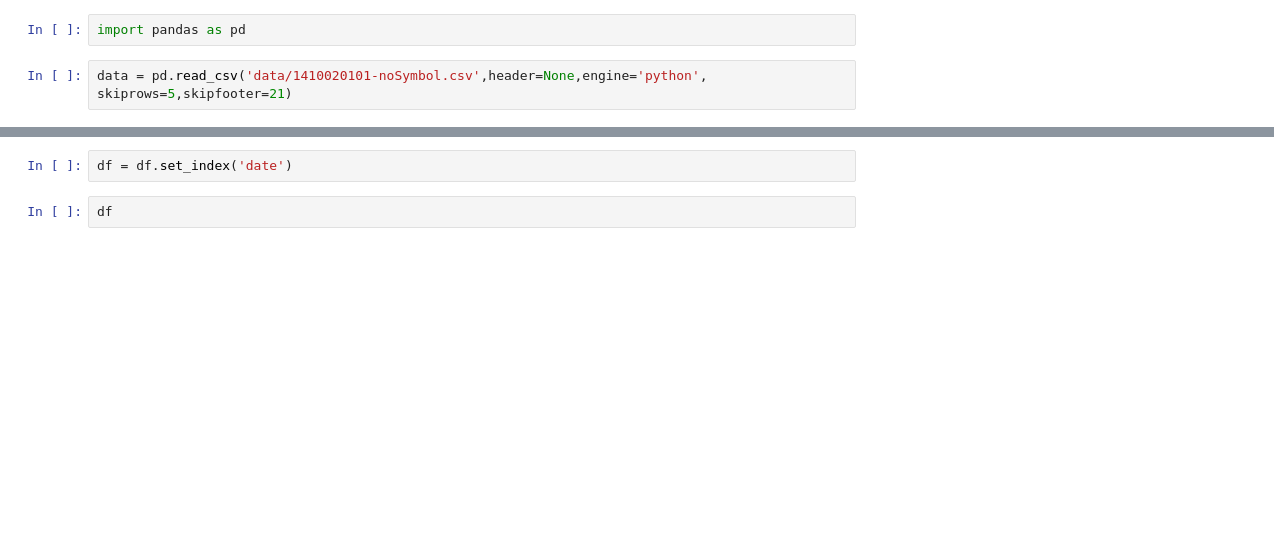
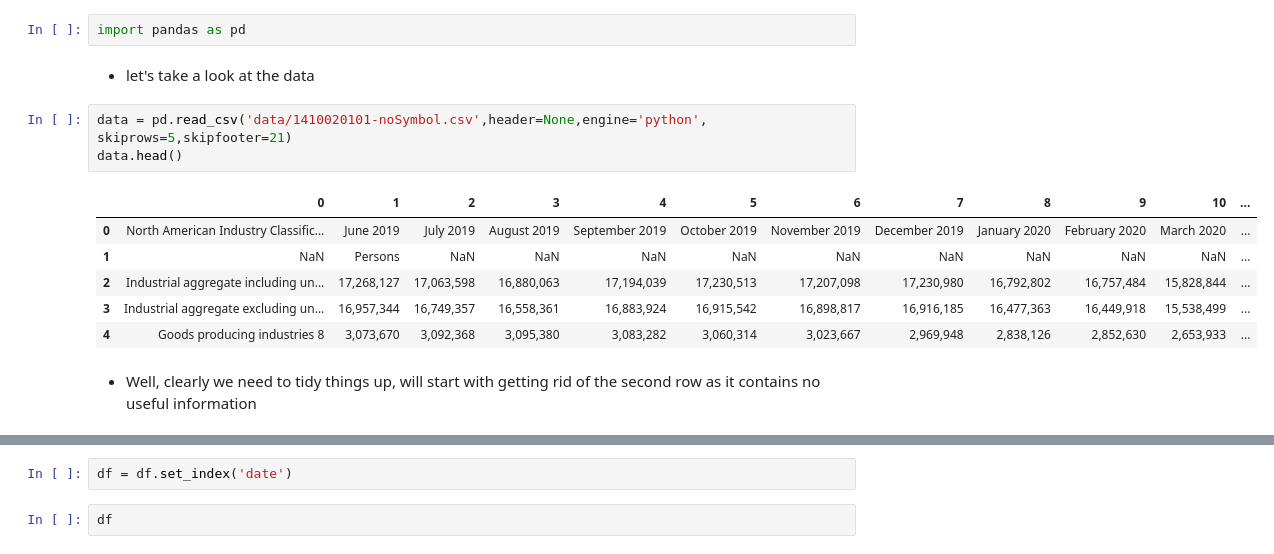
Before and after one commit to dataubc/unemployment_covid19, a Jupyter notebook: main.ipynb, the cells around one changed output, grey strips where cells are left out. Drawn from its saved outputs; the diff is of its cells as text; blank space fills up the shorter version.

```diff
--- a/main.ipynb
+++ b/main.ipynb
@@ -1,6 +1,18 @@
 # %%
 import pandas as pd
+# %% [markdown]
+- let's take a look at the data
 # %%
 data = pd.read_csv('data/1410020101-noSymbol.csv',header=None,engine='python', skiprows=5,skipfooter=21)
+data.head()
+# %% [output]
+|  | 0 | 1 | 2 | 3 | 4 | 5 | 6 | 7 | 8 | 9 | 10 | ... |
+| 0 | North American Industry Classific... | June 2019 | July 2019 | August 2019 | September 2019 | October 2019 | November 2019 | December 2019 | January 2020 | February 2020 | March 2020 | ... |
+| 1 | NaN | Persons | NaN | NaN | NaN | NaN | NaN | NaN | NaN | NaN | NaN | ... |
+| 2 | Industrial aggregate including un... | 17,268,127 | 17,063,598 | 16,880,063 | 17,194,039 | 17,230,513 | 17,207,098 | 17,230,980 | 16,792,802 | 16,757,484 | 15,828,844 | ... |
+| 3 | Industrial aggregate excluding un... | 16,957,344 | 16,749,357 | 16,558,361 | 16,883,924 | 16,915,542 | 16,898,817 | 16,916,185 | 16,477,363 | 16,449,918 | 15,538,499 | ... |
+| 4 | Goods producing industries 8 | 3,073,670 | 3,092,368 | 3,095,380 | 3,083,282 | 3,060,314 | 3,023,667 | 2,969,948 | 2,838,126 | 2,852,630 | 2,653,933 | ... |
+# %% [markdown]
+- Well, clearly we need to tidy things up, will start with getting rid of the second row as it contains no useful information
 # %%
 data = data.drop([1])
```
Also changed, not shown: parts of 23 cells of this notebook.
